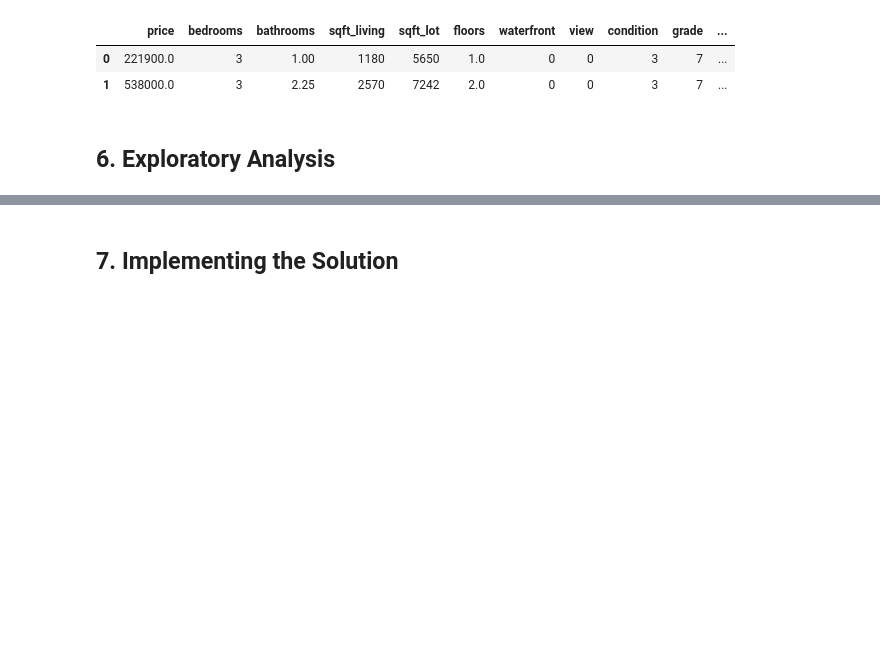
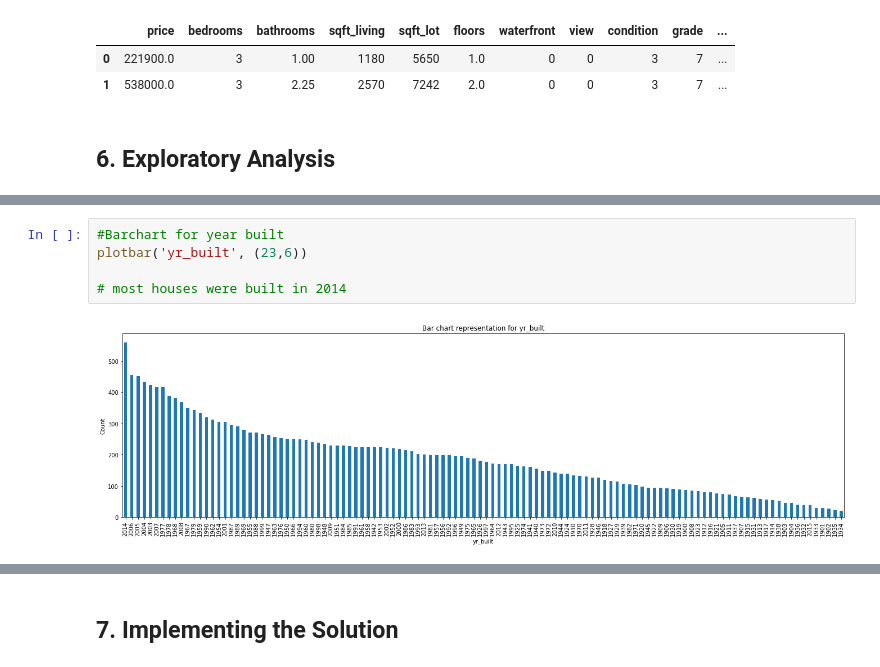
Before and after one commit to R-Owino/HOUSE-PRICE-PREDICTION, a Jupyter notebook: Moringa_Data_Science_Core_W7_Independent_Project_2022_04_Rehema_Owino.ipynb, the cells around one changed output, grey strips where cells are left out. Cells and saved outputs as stored; diff of their text form; blank space fills up the shorter version.

```diff
--- a/Moringa_Data_Science_Core_W7_Independent_Project_2022_04_Rehema_Owino.ipynb
+++ b/Moringa_Data_Science_Core_W7_Independent_Project_2022_04_Rehema_Owino.ipynb
@@ -236,0 +274,7 @@ df.head(2)
+# %%
+#Barchart for year built
+plotbar('yr_built', (23,6))
+
+# most houses were built in 2014
+# %% [output]
+[figure, added]
```
Also changed, not shown: parts of 19 cells of this notebook.
